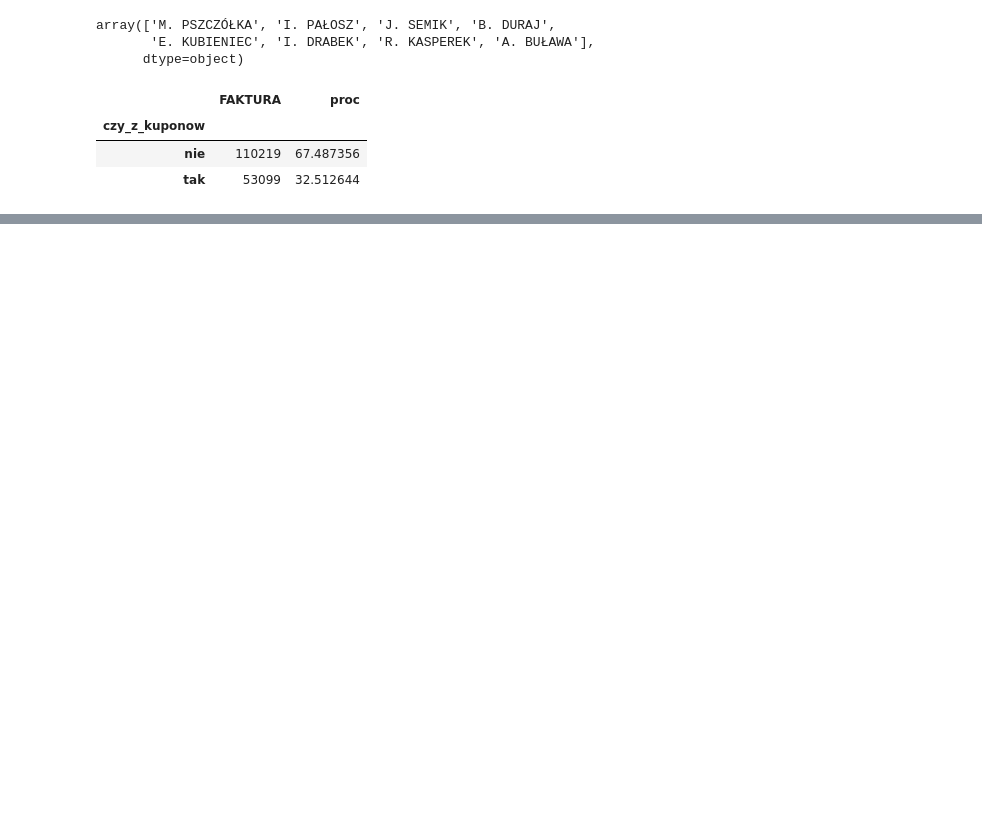
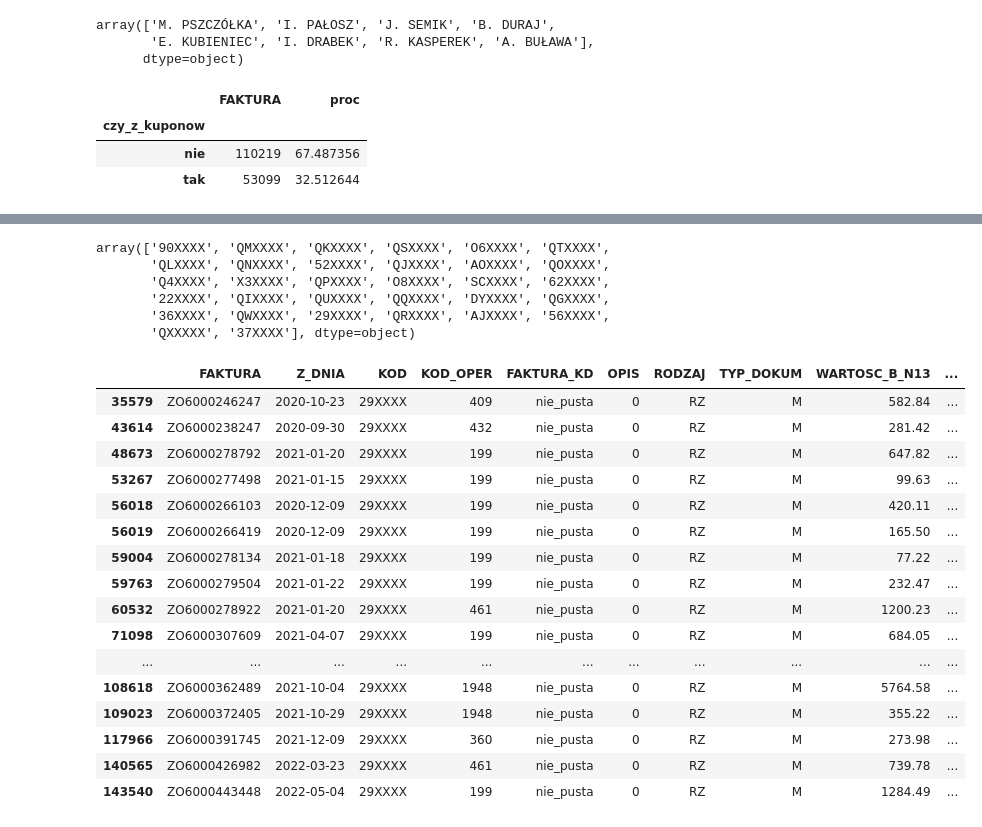
Before and after one commit to plggrzybuch/kupony, a Jupyter notebook: zamowienia.ipynb, the cells around one changed output, grey strips where cells are left out. Drawn from its saved outputs; the diff is of its cells as text; code cells hidden in the pictures; blank space fills up the shorter version.

```diff
--- a/zamowienia.ipynb
+++ b/zamowienia.ipynb
@@ -379,0 +429,29 @@ df_zamowienia.loc[df_zamowienia['year']==2022].loc[df_zamowienia['month']==6].lo
+# %%
+df_zamowienia.loc[df_zamowienia['KOD'].str.contains('XXX')]['KOD'].unique()
+# %% [output]
+array(['90XXXX', 'QMXXXX', 'QKXXXX', 'QSXXXX', 'O6XXXX', 'QTXXXX',
+       'QLXXXX', 'QNXXXX', '52XXXX', 'QJXXXX', 'AOXXXX', 'QOXXXX',
+       'Q4XXXX', 'X3XXXX', 'QPXXXX', 'O8XXXX', 'SCXXXX', '62XXXX',
+       '22XXXX', 'QIXXXX', 'QUXXXX', 'QQXXXX', 'DYXXXX', 'QGXXXX',
+       '36XXXX', 'QWXXXX', '29XXXX', 'QRXXXX', 'AJXXXX', '56XXXX',
+       'QXXXXX', '37XXXX'], dtype=object)
+# %%
+df_zamowienia.loc[df_zamowienia['KOD'].str.contains('29XXXX')]
+# %% [output]
+|  | FAKTURA | Z_DNIA | KOD | KOD_OPER | FAKTURA_KD | OPIS | RODZAJ | TYP_DOKUM | WARTOSC_B_N13 | ... |
+| 35579 | ZO6000246247 | 2020-10-23 | 29XXXX | 409 | nie_pusta | 0 | RZ | M | 582.84 | ... |
+| 43614 | ZO6000238247 | 2020-09-30 | 29XXXX | 432 | nie_pusta | 0 | RZ | M | 281.42 | ... |
+| 48673 | ZO6000278792 | 2021-01-20 | 29XXXX | 199 | nie_pusta | 0 | RZ | M | 647.82 | ... |
+| 53267 | ZO6000277498 | 2021-01-15 | 29XXXX | 199 | nie_pusta | 0 | RZ | M | 99.63 | ... |
+| 56018 | ZO6000266103 | 2020-12-09 | 29XXXX | 199 | nie_pusta | 0 | RZ | M | 420.11 | ... |
+| 56019 | ZO6000266419 | 2020-12-09 | 29XXXX | 199 | nie_pusta | 0 | RZ | M | 165.50 | ... |
+| 59004 | ZO6000278134 | 2021-01-18 | 29XXXX | 199 | nie_pusta | 0 | RZ | M | 77.22 | ... |
+| 59763 | ZO6000279504 | 2021-01-22 | 29XXXX | 199 | nie_pusta | 0 | RZ | M | 232.47 | ... |
+| 60532 | ZO6000278922 | 2021-01-20 | 29XXXX | 461 | nie_pusta | 0 | RZ | M | 1200.23 | ... |
+| 71098 | ZO6000307609 | 2021-04-07 | 29XXXX | 199 | nie_pusta | 0 | RZ | M | 684.05 | ... |
+| ... | ... | ... | ... | ... | ... | ... | ... | ... | ... | ... |
+| 108618 | ZO6000362489 | 2021-10-04 | 29XXXX | 1948 | nie_pusta | 0 | RZ | M | 5764.58 | ... |
+| 109023 | ZO6000372405 | 2021-10-29 | 29XXXX | 1948 | nie_pusta | 0 | RZ | M | 355.22 | ... |
+| 117966 | ZO6000391745 | 2021-12-09 | 29XXXX | 360 | nie_pusta | 0 | RZ | M | 273.98 | ... |
+| 140565 | ZO6000426982 | 2022-03-23 | 29XXXX | 461 | nie_pusta | 0 | RZ | M | 739.78 | ... |
+| 143540 | ZO6000443448 | 2022-05-04 | 29XXXX | 199 | nie_pusta | 0 | RZ | M | 1284.49 | ... |
```
Also changed, not shown: parts of 19 cells of this notebook.
